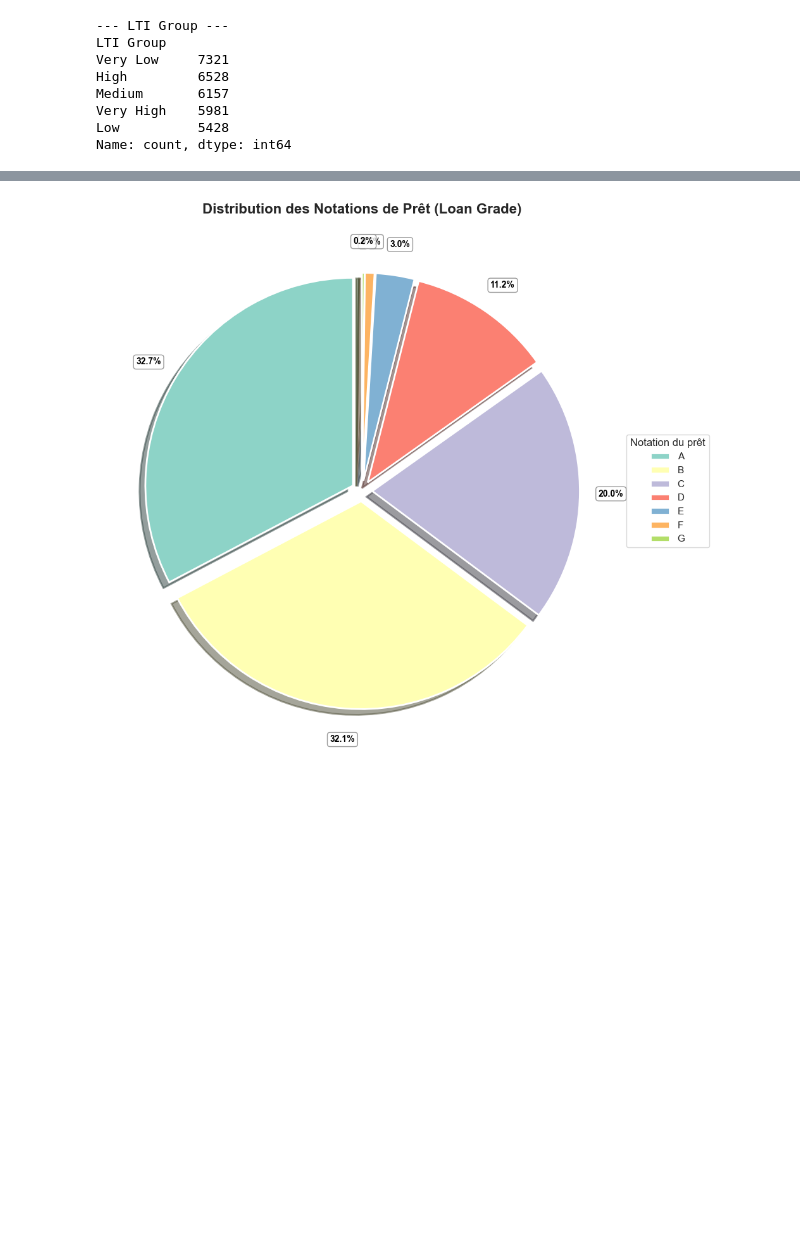
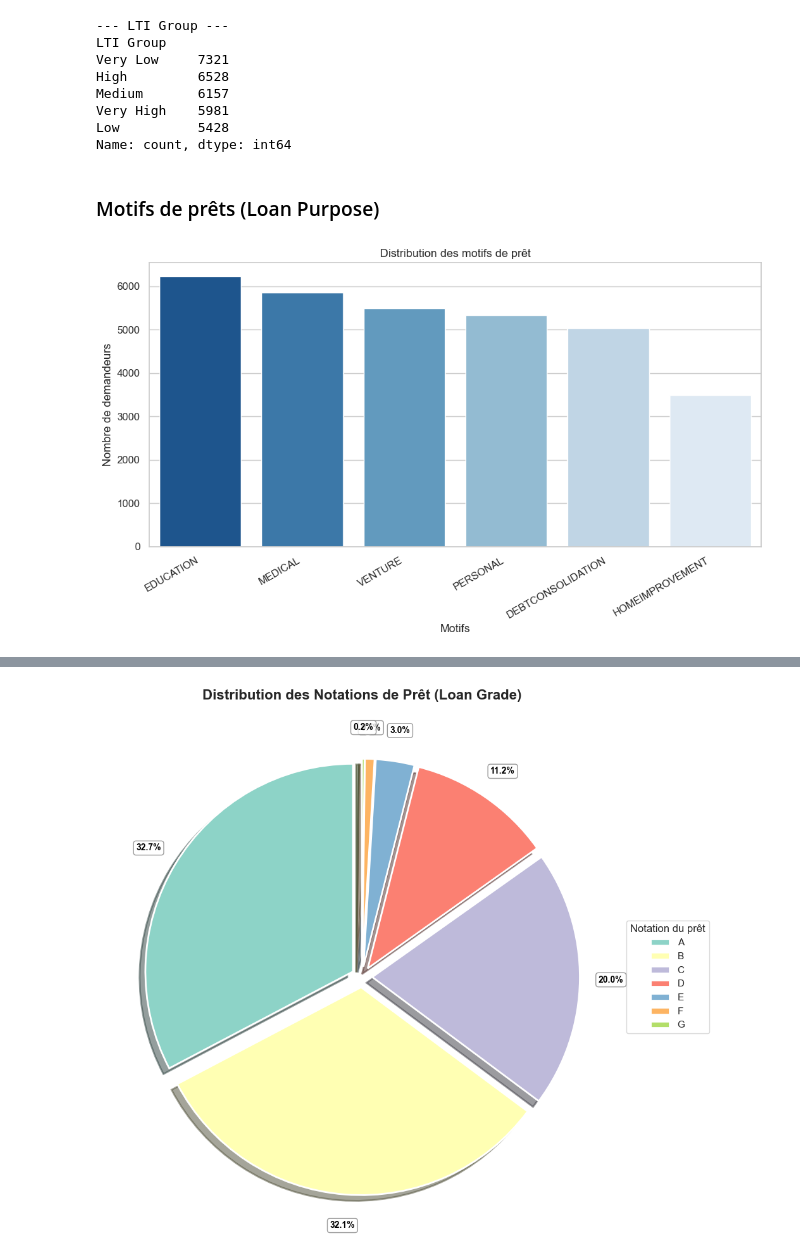
Before and after one commit to YATABARE-Cheikna-Amala/Projet-Final-Python_Pour_la_Data_Science, a Jupyter notebook: Projet_python_pour_la_data_science.ipynb, the cells around one changed output, grey strips where cells are left out. Drawn from its saved outputs; the diff is of its cells as text; code cells hidden in the pictures; blank space fills up the shorter version.

```diff
--- a/Projet_python_pour_la_data_science.ipynb
+++ b/Projet_python_pour_la_data_science.ipynb
@@ -217,3 +216,27 @@ Medium       6157
 Very High    5981
 Low          5428
 Name: count, dtype: int64
+# %% [markdown]
+### Motifs de prêts (Loan Purpose)
+# %%
+
+plt.figure(figsize=(10,6))
+
+order = data['Loan Purpose'].value_counts().index
+
+sns.countplot(
+    data=data,
+    x='Loan Purpose',
+    order=order,
+    palette='Blues_r'
+)
+
+plt.title('Distribution des motifs de prêt', fontsize=12)
+plt.xlabel('Motifs')
+plt.ylabel('Nombre de demandeurs')
+
+plt.xticks(rotation=30, ha='right')
+plt.tight_layout()
+plt.show()
+# %% [output]
+[figure, added]
```
Also changed, not shown: parts of 19 cells of this notebook.
